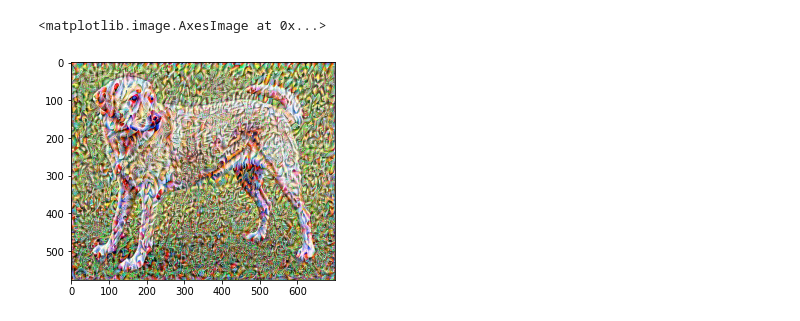
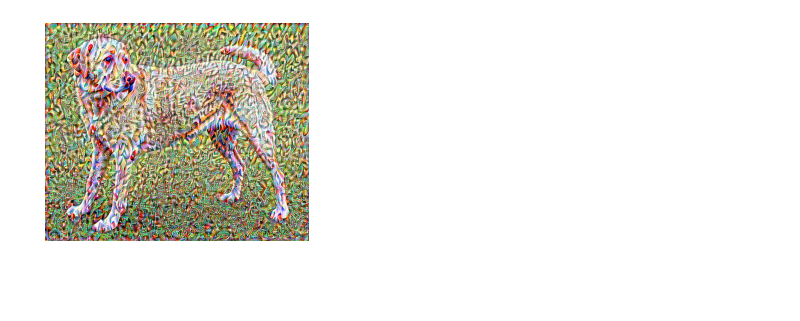
Before and after one commit to phonhay103/NST, a Jupyter notebook: Model.ipynb, the cells around one changed output. Drawn from its saved outputs; the diff is of its cells as text; code cells hidden in the pictures; blank space fills up the shorter version.

```diff
--- a/Model.ipynb
+++ b/Model.ipynb
@@ -61,28 +95,2 @@ def style_content_loss(features_dict):
     loss = style_loss + content_loss
     return loss
-# %%
-class StyleContentExtractor(tf.keras.models.Model):
-    def __init__(self, style_layers, content_layers):
-        super().__init__()
-        self.vgg = vgg_layers(style_layers + content_layers)
-        self.style_layers = style_layers
-        self.content_layers = content_layers
-        self.num_style_layers = len(style_layers)
-        self.vgg.trainable = False
-
-    def call(self, image):
-        img = image * 255.0
-        img = preprocess_input(img)
-        features = self.vgg(img)
-        style_features, content_features = features[:self.num_style_layers], features[self.num_style_layers:]
-
-        content_dict = {content_layer: value
-                        for content_layer, value
-                        in zip(self.content_layers, content_features)}
-
-        style_gram = [gram_matrix(style_feature)
-                        for style_feature in style_features]
-        style_dict = {style_layer: value
-                    for style_layer, value
-                    in zip(self.style_layers, style_gram)}
-        return {'content': content_dict, 'style': style_dict}
@@ -97,41 +122,32 @@ style_image = load_img(style_path, (256, 256))
 # %%
-# Weigth
-content_weight = 1e5
-style_weight = 1e5
-total_variation_weight = 3
-
 # Epochs
 epochs = 100
 
 # Optimizer
 opt = tf.optimizers.Adam(learning_rate=0.02, beta_1=0.99, epsilon=1e-1)
 
 # Target Image
 target_image = tf.Variable(content_image)
 
-# Feature
-extractor = StyleContentExtractor(style_layers, content_layers)
-style_targets = extractor(style_image)['style']
-content_targets = extractor(content_image)['content']
-
 # Train
 @tf.function()
 def train_step(image):
     with tf.GradientTape() as tape:
         outputs = extractor(image)
         loss = style_content_loss(outputs)
-        loss += total_variation_weight * tf.image.total_variation(image)
+        loss += TOTAL_VARIATION_WEIGHT * tf.image.total_variation(image)
 
     grad = tape.gradient(loss, image)
     opt.apply_gradients([(grad, image)])
     image.assign(clip_0_1(image))
 
 for n in tqdm(range(epochs)):
     train_step(target_image)
 plt.imshow(tensor_to_image(target_image))
+plt.axis('off')
+plt.show()
 # %% [output]
-<matplotlib.image.AxesImage at 0x...>
-[figure, old version]
+[figure, new version]
 # %%
 # file_name = 'stylized-image.png'
 # tensor_to_image(image).save(file_name)
```
Also changed, not shown: parts of 6 cells of this notebook.
